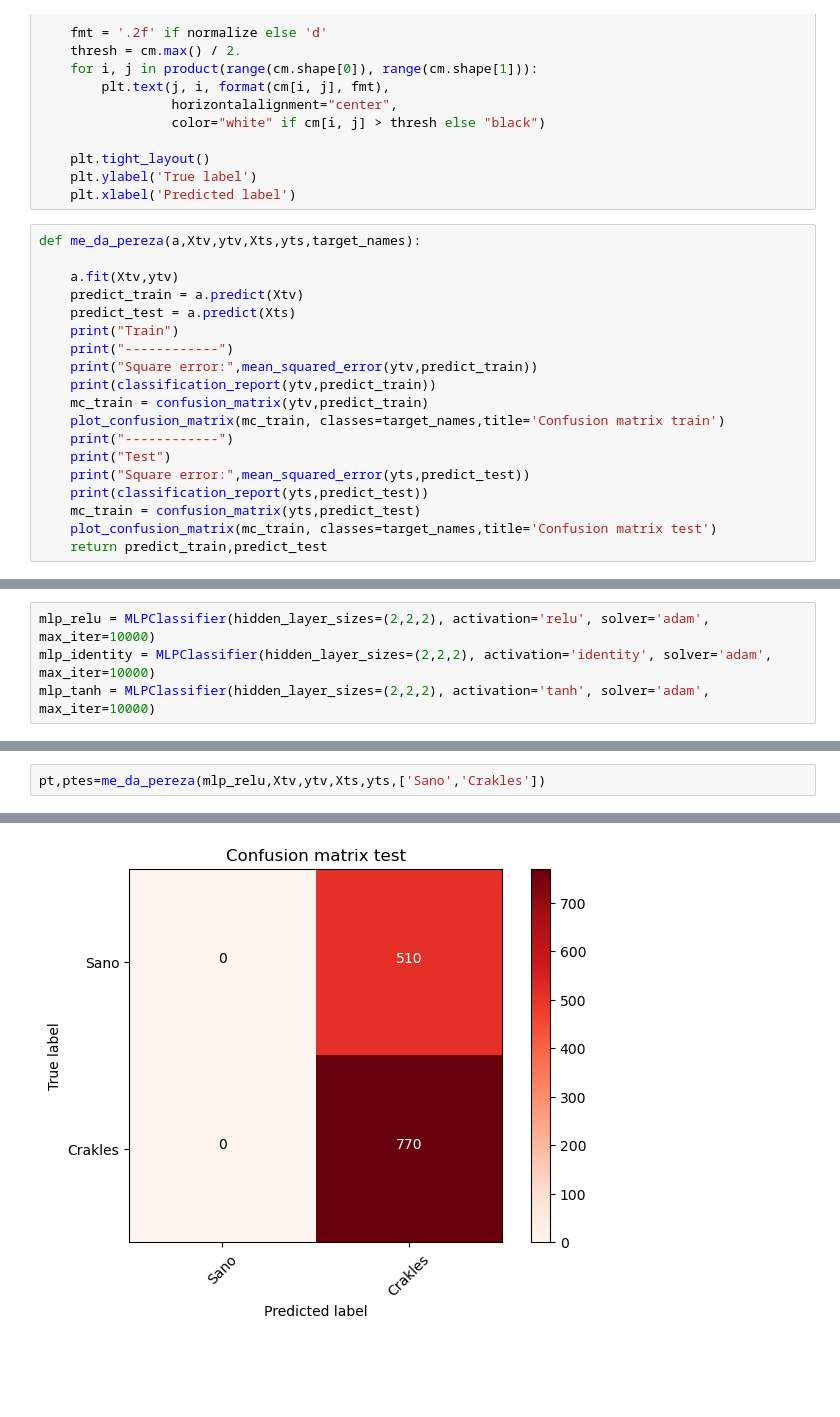
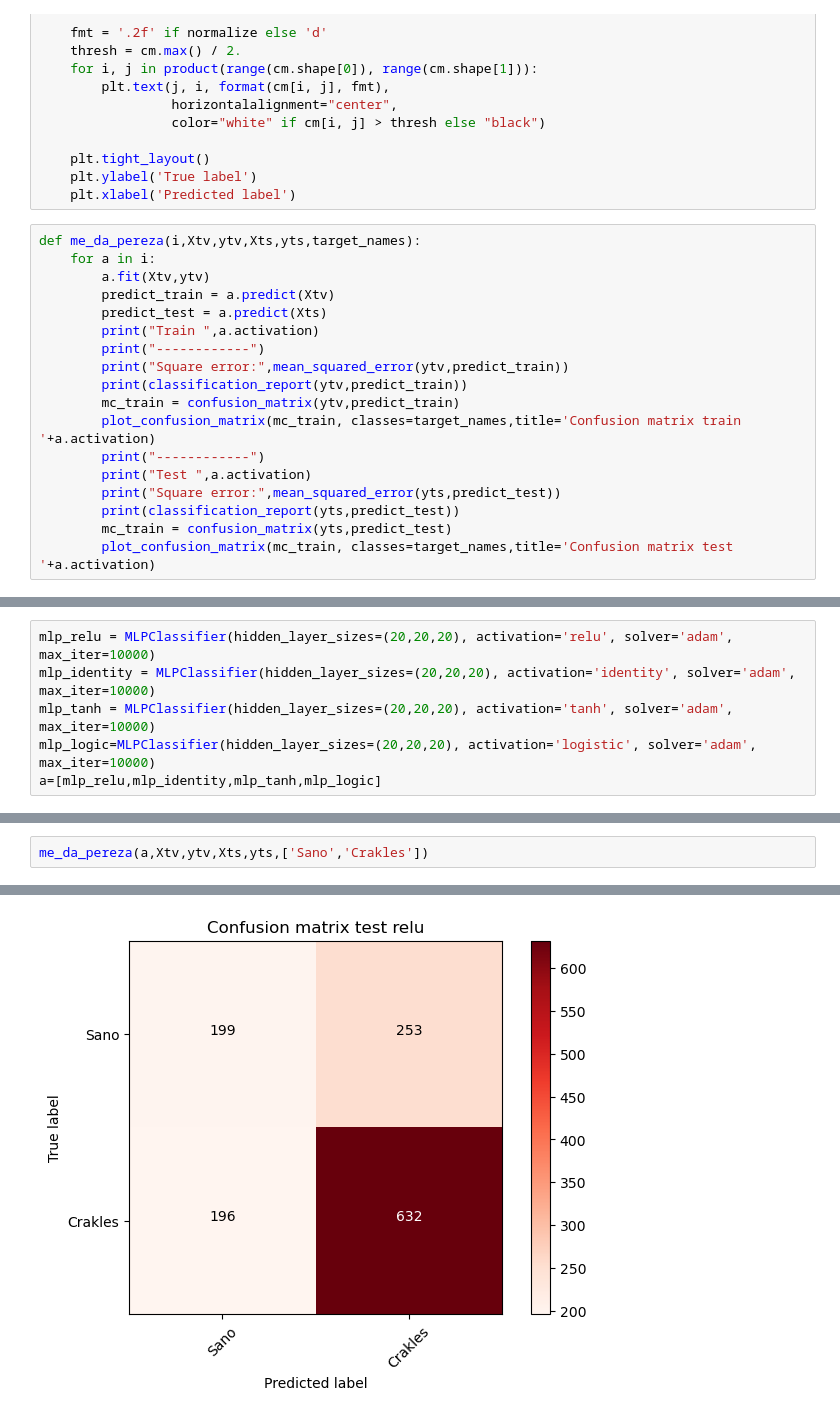
Before and after one commit to Ruizxp/Biosenales_El-Gran-Final, a Jupyter notebook: Terminator.ipynb, the cells around one changed output, grey strips where cells are left out. Saved outputs shown, nothing was run; the diff lists cells and outputs as text; blank space fills up the shorter version.

```diff
--- a/Terminator.ipynb
+++ b/Terminator.ipynb
@@ -132,22 +154,21 @@ def plot_confusion_matrix(cm, classes,
     plt.ylabel('True label')
     plt.xlabel('Predicted label')
 # %%
-def me_da_pereza(a,Xtv,ytv,Xts,yts,target_names):
-
-    a.fit(Xtv,ytv)
-    predict_train = a.predict(Xtv)
-    predict_test = a.predict(Xts)
-    print("Train")
-    print("------------")
-    print("Square error:",mean_squared_error(ytv,predict_train))
-    print(classification_report(ytv,predict_train))
-    mc_train = confusion_matrix(ytv,predict_train)
-    plot_confusion_matrix(mc_train, classes=target_names,title='Confusion matrix train')
-    print("------------")
-    print("Test")
-    print("Square error:",mean_squared_error(yts,predict_test))
-    print(classification_report(yts,predict_test))
-    mc_train = confusion_matrix(yts,predict_test)
-    plot_confusion_matrix(mc_train, classes=target_names,title='Confusion matrix test')
-    return predict_train,predict_test
+def me_da_pereza(i,Xtv,ytv,Xts,yts,target_names):
+    for a in i:
+        a.fit(Xtv,ytv)
+        predict_train = a.predict(Xtv)
+        predict_test = a.predict(Xts)
+        print("Train ",a.activation)
+        print("------------")
+        print("Square error:",mean_squared_error(ytv,predict_train))
+        print(classification_report(ytv,predict_train))
+        mc_train = confusion_matrix(ytv,predict_train)
+        plot_confusion_matrix(mc_train, classes=target_names,title='Confusion matrix train '+a.activation)
+        print("------------")
+        print("Test ",a.activation)
+        print("Square error:",mean_squared_error(yts,predict_test))
+        print(classification_report(yts,predict_test))
+        mc_train = confusion_matrix(yts,predict_test)
+        plot_confusion_matrix(mc_train, classes=target_names,title='Confusion matrix test '+a.activation)
 # %% [markdown]
@@ -155,5 +176,7 @@ En este caso vamos a probar con varias redes neuronales, cambiaremos la activaci
 # %%
-mlp_relu = MLPClassifier(hidden_layer_sizes=(2,2,2), activation='relu', solver='adam', max_iter=10000)
-mlp_identity = MLPClassifier(hidden_layer_sizes=(2,2,2), activation='identity', solver='adam', max_iter=10000)
-mlp_tanh = MLPClassifier(hidden_layer_sizes=(2,2,2), activation='tanh', solver='adam', max_iter=10000)
+mlp_relu = MLPClassifier(hidden_layer_sizes=(20,20,20), activation='relu', solver='adam', max_iter=10000)
+mlp_identity = MLPClassifier(hidden_layer_sizes=(20,20,20), activation='identity', solver='adam', max_iter=10000)
+mlp_tanh = MLPClassifier(hidden_layer_sizes=(20,20,20), activation='tanh', solver='adam', max_iter=10000)
+mlp_logic=MLPClassifier(hidden_layer_sizes=(20,20,20), activation='logistic', solver='adam', max_iter=10000)
+a=[mlp_relu,mlp_identity,mlp_tanh,mlp_logic]
 # %% [markdown]
@@ -161,3 +184,3 @@ mlp_tanh = MLPClassifier(hidden_layer_sizes=(2,2,2), activation='tanh', solver='
 # %%
-pt,ptes=me_da_pereza(mlp_relu,Xtv,ytv,Xts,yts,['Sano','Crakles'])
+me_da_pereza(a,Xtv,ytv,Xts,yts,['Sano','Crakles'])
 # %% [output]
@@ -182 +205 @@ Confusion matrix, without normalization
-[figure, old version]
+[figure, new version]
```
Also changed, not shown: parts of 18 cells of this notebook, 1 other file.
